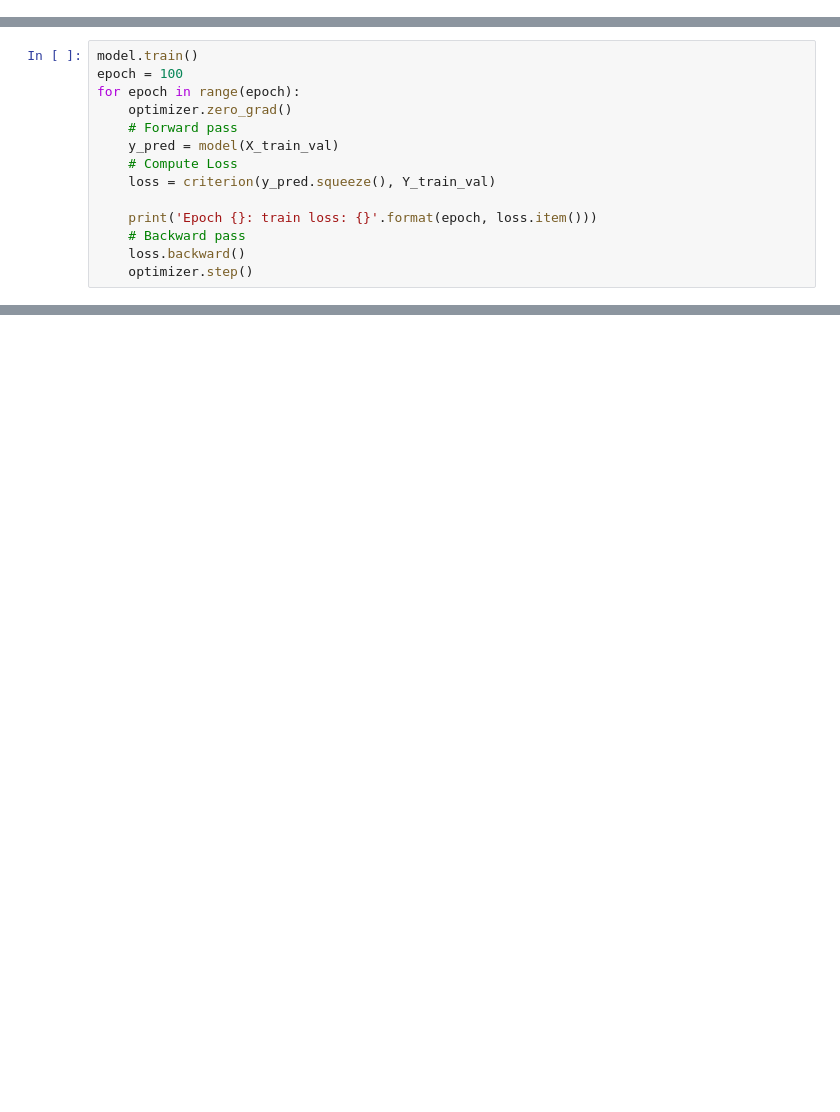
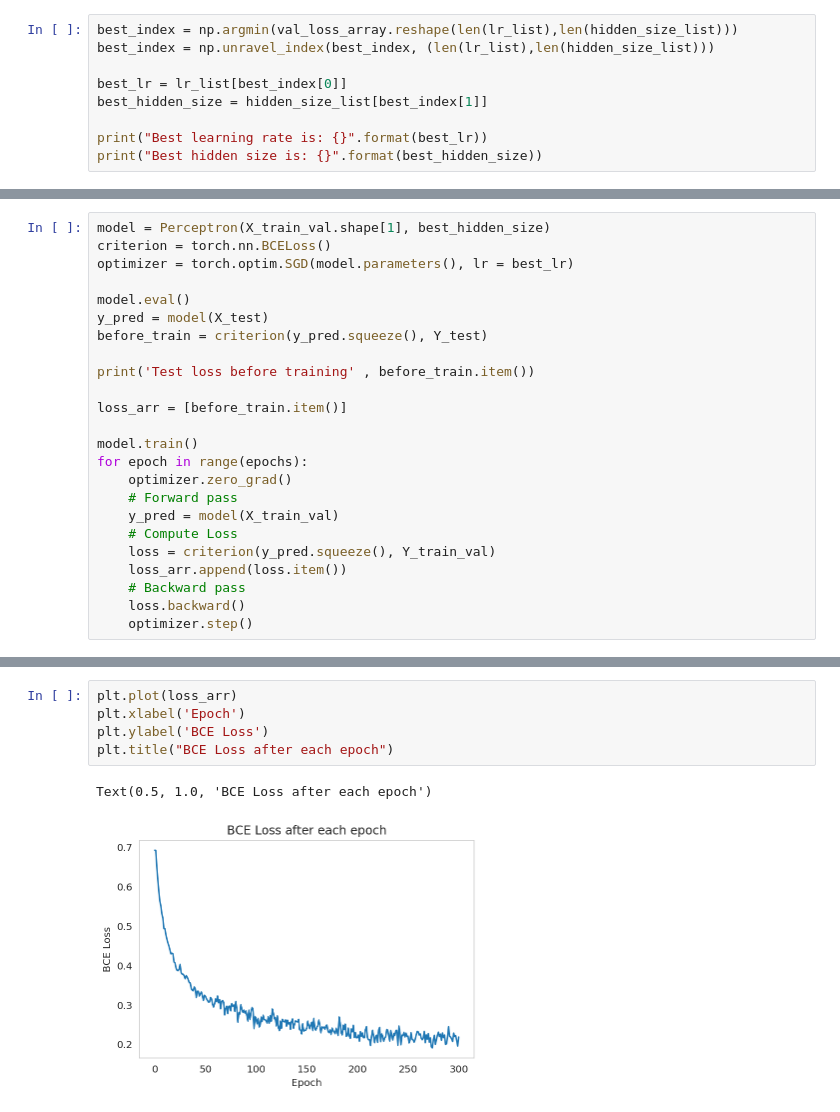
Before and after one commit to minlite/cogs118b-final-project, a Jupyter notebook: BCWI - Perceptron.ipynb, the cells around one changed output, grey strips where cells are left out. Cells and saved outputs as stored; diff of their text form; blank space fills up the shorter version.

```diff
--- a/BCWI - Perceptron.ipynb
+++ b/BCWI - Perceptron.ipynb
@@ -76,0 +149,9 @@ Test loss before training 0.6042898893356323
+# %%
+best_index = np.argmin(val_loss_array.reshape(len(lr_list),len(hidden_size_list)))
+best_index = np.unravel_index(best_index, (len(lr_list),len(hidden_size_list)))
+
+best_lr = lr_list[best_index[0]]
+best_hidden_size = hidden_size_list[best_index[1]]
+
+print("Best learning rate is: {}".format(best_lr))
+print("Best hidden size is: {}".format(best_hidden_size))
@@ -77,14 +161,24 @@ Test loss before training 0.6042898893356323
 # %%
+model = Perceptron(X_train_val.shape[1], best_hidden_size)
+criterion = torch.nn.BCELoss()
+optimizer = torch.optim.SGD(model.parameters(), lr = best_lr)
+
+model.eval()
+y_pred = model(X_test)
+before_train = criterion(y_pred.squeeze(), Y_test)
+
+print('Test loss before training' , before_train.item())
+
+loss_arr = [before_train.item()]
+
 model.train()
-epoch = 100
-for epoch in range(epoch):
+for epoch in range(epochs):
     optimizer.zero_grad()
     # Forward pass
     y_pred = model(X_train_val)
     # Compute Loss
     loss = criterion(y_pred.squeeze(), Y_train_val)
-
-    print('Epoch {}: train loss: {}'.format(epoch, loss.item()))
+    loss_arr.append(loss.item())
     # Backward pass
     loss.backward()
     optimizer.step()
@@ -109,3 +187,11 @@ Epoch 99: train loss: 0.1619396060705185
+# %%
+plt.plot(loss_arr)
+plt.xlabel('Epoch')
+plt.ylabel('BCE Loss')
+plt.title("BCE Loss after each epoch")
+# %% [output]
+Text(0.5, 1.0, 'BCE Loss after each epoch')
+[figure, added]
 # %%
 model.eval()
 y_pred = model(X_test)
```
Also changed, not shown: parts of 13 cells of this notebook.
